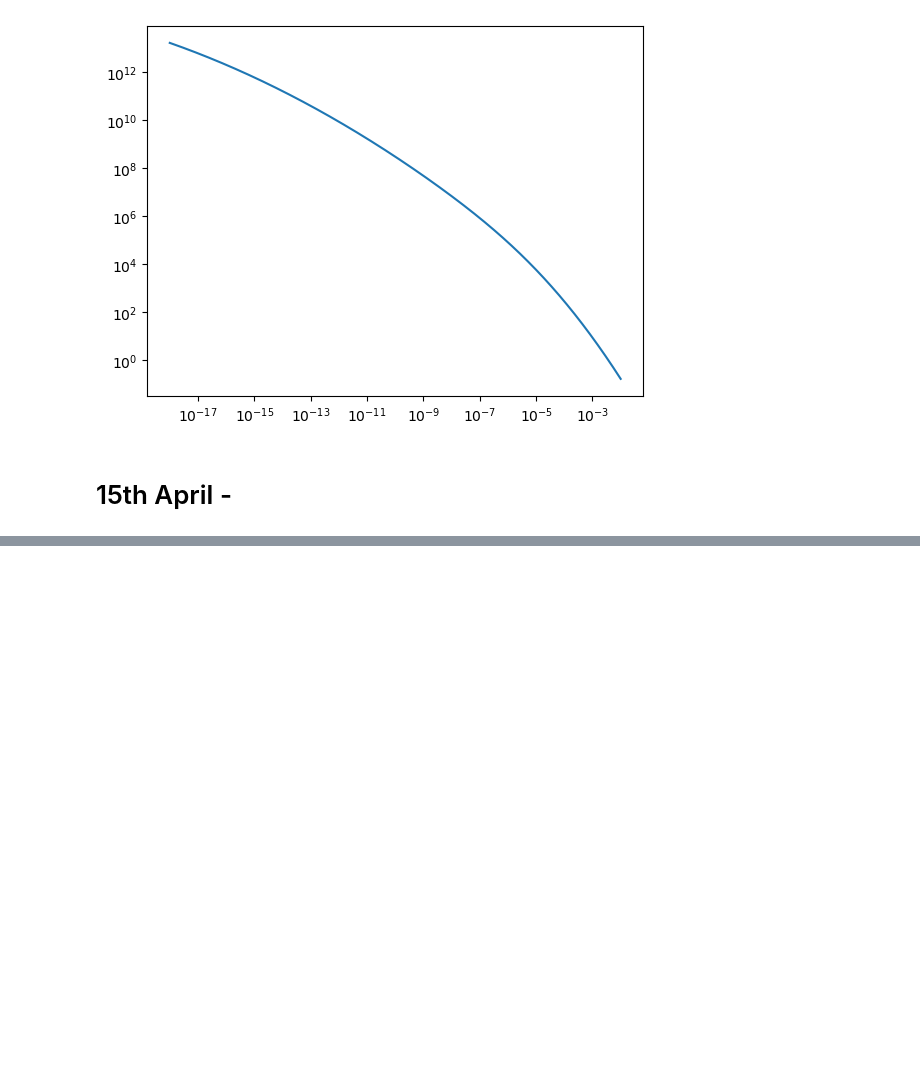
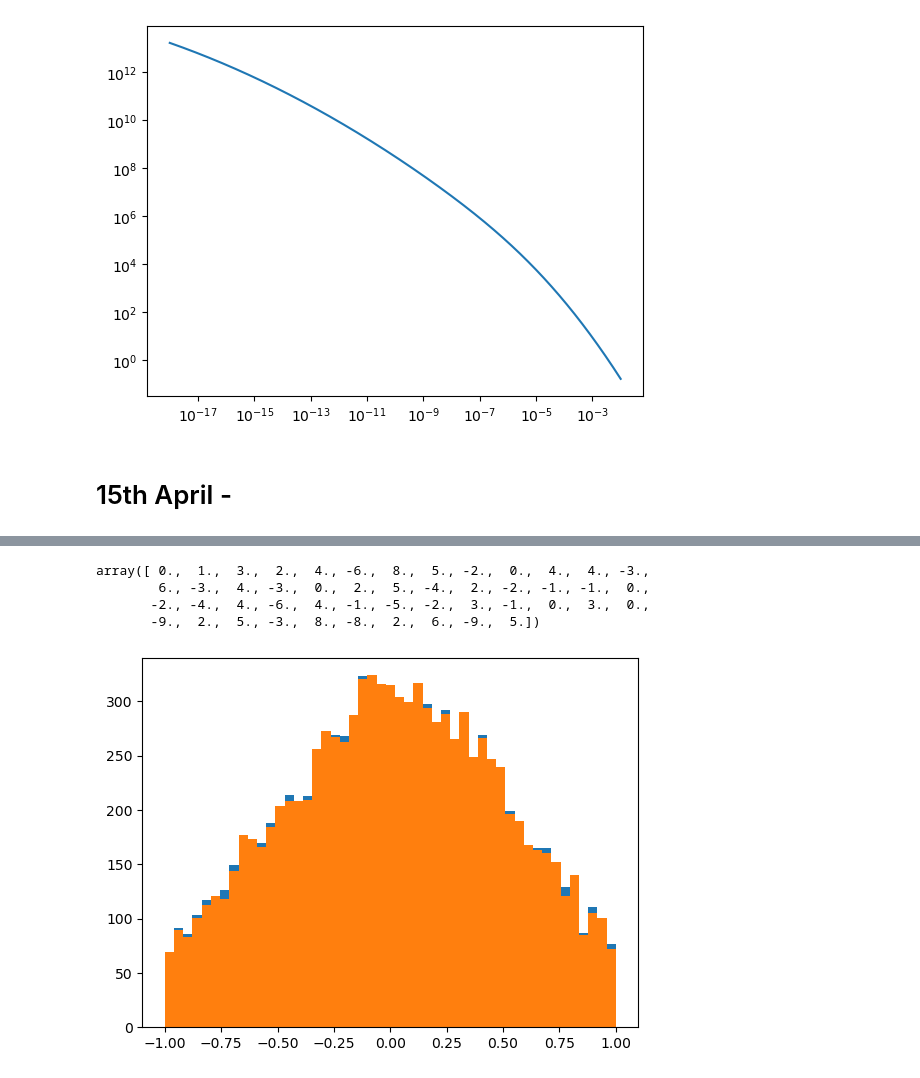
Before and after one commit to shauryagarg145/dark-matter-waves, a Jupyter notebook: modellingstreams.ipynb, the cells around one changed output, grey strips where cells are left out. Cells and saved outputs as stored; diff of their text form; code cells hidden in the pictures; blank space fills up the shorter version.

```diff
--- a/modellingstreams.ipynb
+++ b/modellingstreams.ipynb
@@ -414,0 +411,14 @@ plt.plot(bins[1:], -y / 10000)
+# %%
+plt.clf()
+
+dist_i = cost
+dist_f = cost1
+
+bins = np.linspace(min(np.min(dist_i), np.min(dist_f)), max(np.max(dist_i), np.max(dist_f)), 50)
+plt.hist(dist_i, bins)[0] - plt.hist(dist_f, bins)[0]
+# %% [output]
+array([ 0.,  1.,  3.,  2.,  4., -6.,  8.,  5., -2.,  0.,  4.,  4., -3.,
+        6., -3.,  4., -3.,  0.,  2.,  5., -4.,  2., -2., -1., -1.,  0.,
+       -2., -4.,  4., -6.,  4., -1., -5., -2.,  3., -1.,  0.,  3.,  0.,
+       -9.,  2.,  5., -3.,  8., -8.,  2.,  6., -9.,  5.])
+[figure, added]
```
Also changed, not shown: parts of 13 cells of this notebook.
